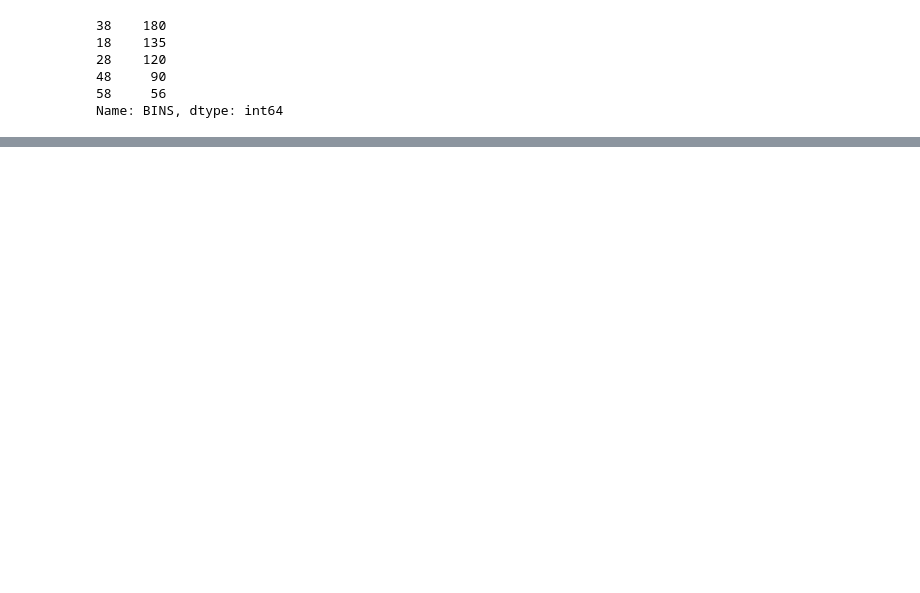
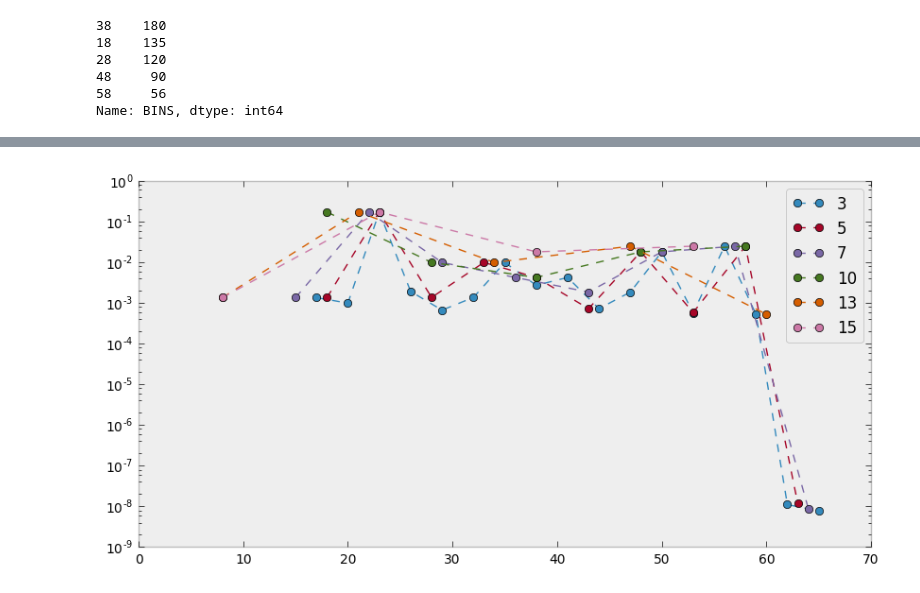
Before and after one commit to palanglois/rythmChallenge, a Jupyter notebook: EEG.ipynb, the cells around one changed output, grey strips where cells are left out. Cells and saved outputs as stored; diff of their text form; code cells hidden in the pictures; blank space fills up the shorter version.

```diff
--- a/EEG.ipynb
+++ b/EEG.ipynb
@@ -109,0 +127,16 @@ Name: BINS, dtype: int64
+# %%
+size_bins = [3, 5, 7, 10, 13, 15]
+start_freq = 105
+begin = int(start_freq*(N/freq))
+plt.figure(figsize=(10.0,5.0))
+for size_bin in size_bins:
+    FFT["BINS"] = size_bin*((ages - 8) // size_bin) + 8
+    FFT["BINS"] = FFT["BINS"].replace(68, 68-size_bin)
+    FFT_mean = FFT.groupby("BINS").max()
+    mean_fft = FFT_mean.iloc[:,begin:].mean(axis=1)
+    plt.semilogy(mean_fft, '--o', label=size_bin, linewidth=1)
+plt.legend()
+ax = plt.gca()
+ax.grid(False)
+# %% [output]
+[figure, added]
```
Also changed, not shown: parts of 15 cells of this notebook, 2 other files.
